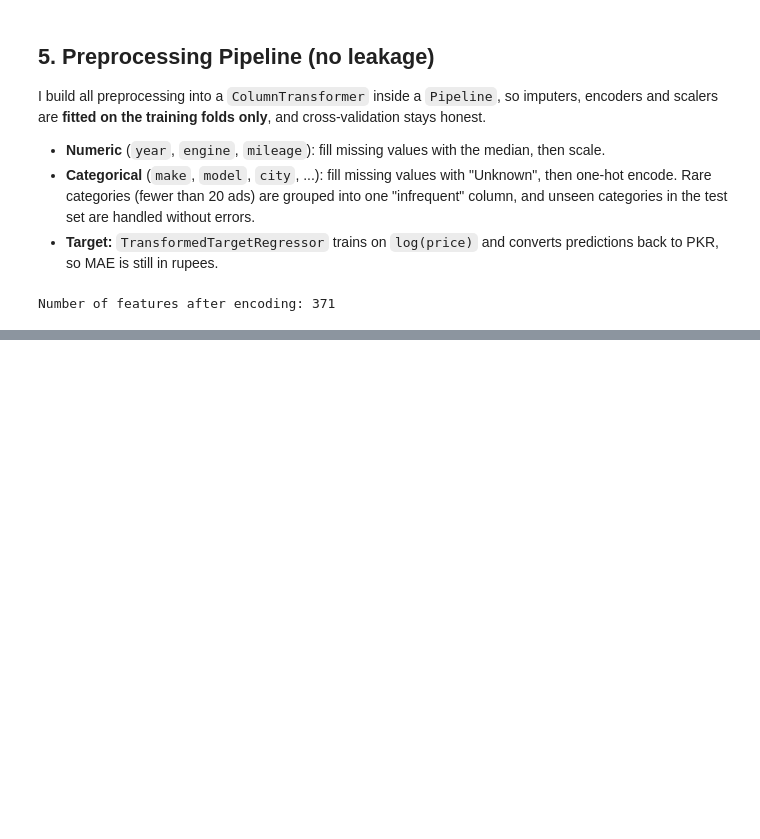
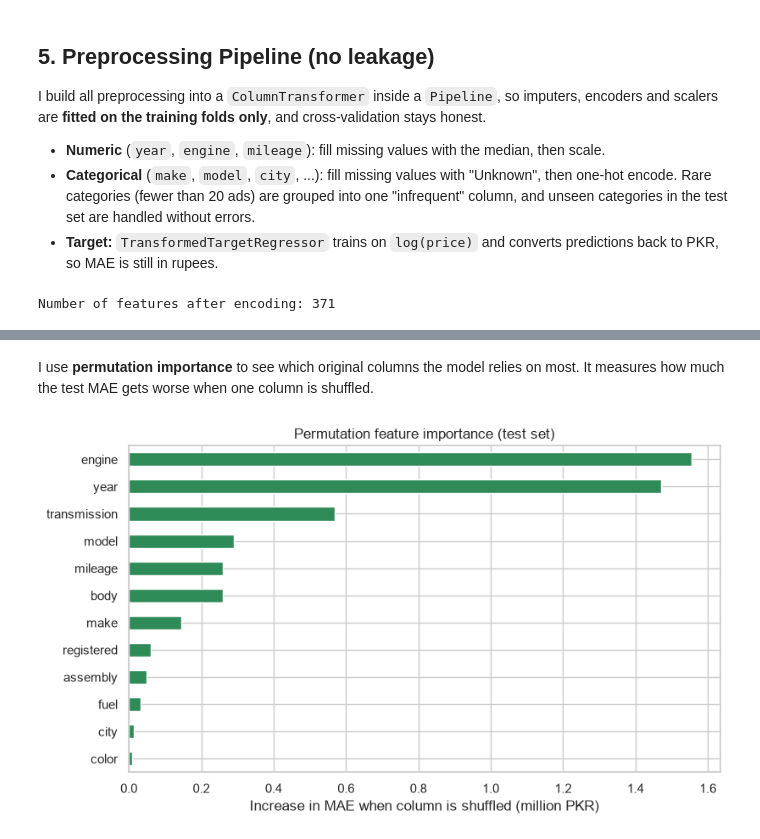
Before and after one commit to saddamkhan11/pakwheels-car-price-prediction, a Jupyter notebook: PakWheels_Price_Prediction.ipynb, the cells around one changed output, grey strips where cells are left out. Cells and saved outputs as stored; diff of their text form; code cells hidden in the pictures; blank space fills up the shorter version.

```diff
--- a/PakWheels_Price_Prediction.ipynb
+++ b/PakWheels_Price_Prediction.ipynb
@@ -391,0 +612,18 @@ Number of features after encoding: 371
+# %% [markdown]
+I use **permutation importance** to see which original columns the model relies on most. It measures how much the test MAE gets worse when one column is shuffled.
+# %%
+# Use a sample of the test set to keep this fast
+X_imp = X_test.sample(4000, random_state=42)
+y_imp = y_test.loc[X_imp.index]
+
+imp = permutation_importance(final_model, X_imp, y_imp, n_repeats=5,
+                             scoring='neg_mean_absolute_error', random_state=42, n_jobs=1)
+importance = pd.Series(imp.importances_mean, index=X_imp.columns).sort_values()
+
+plt.figure(figsize=(9, 5))
+(importance / 1e6).plot(kind='barh', color='seagreen')
+plt.xlabel('Increase in MAE when column is shuffled (million PKR)')
+plt.title('Permutation feature importance (test set)')
+plt.show()
+# %% [output]
+[figure, added]
```
Also changed, not shown: parts of 20 cells of this notebook.
